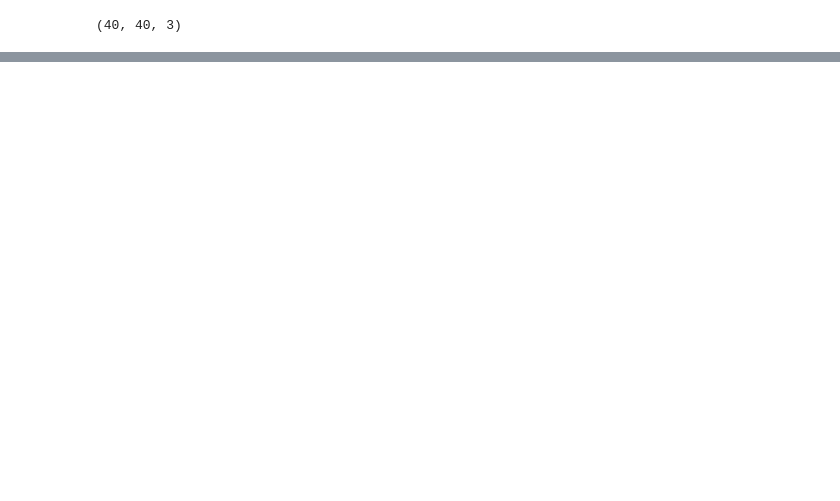
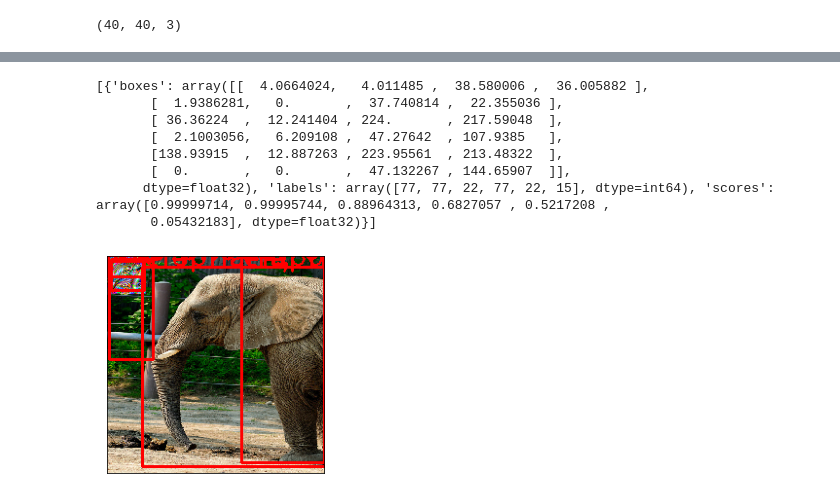
Before and after one commit to magdalena-b/ART-AGH, a Jupyter notebook: ObjectDetectionWithArt.ipynb, the cells around one changed output, grey strips where cells are left out. Saved outputs shown, nothing was run; the diff lists cells and outputs as text; code cells hidden in the pictures; blank space fills up the shorter version.

```diff
--- a/ObjectDetectionWithArt.ipynb
+++ b/ObjectDetectionWithArt.ipynb
@@ -199,0 +199,15 @@ RuntimeError: CUDA out of memory. Tried to allocate 108.00 MiB (GPU 0; 6.00 GiB
+# %%
+torch.cuda.empty_cache()
+image = pathed_image[3,:,:,:].astype(int)
+image = np.expand_dims(image, 0)
+draw_image_with_boxes(image, art_model)
+# %% [output]
+[{'boxes': array([[  4.0664024,   4.011485 ,  38.580006 ,  36.005882 ],
+       [  1.9386281,   0.       ,  37.740814 ,  22.355036 ],
+       [ 36.36224  ,  12.241404 , 224.       , 217.59048  ],
+       [  2.1003056,   6.209108 ,  47.27642  , 107.9385   ],
+       [138.93915  ,  12.887263 , 223.95561  , 213.48322  ],
+       [  0.       ,   0.       ,  47.132267 , 144.65907  ]],
+      dtype=float32), 'labels': array([77, 77, 22, 77, 22, 15], dtype=int64), 'scores': array([0.99999714, 0.99995744, 0.88964313, 0.6827057 , 0.5217208 ,
+       0.05432183], dtype=float32)}]
+[figure, added]
```
Also changed, not shown: parts of 31 cells of this notebook.
